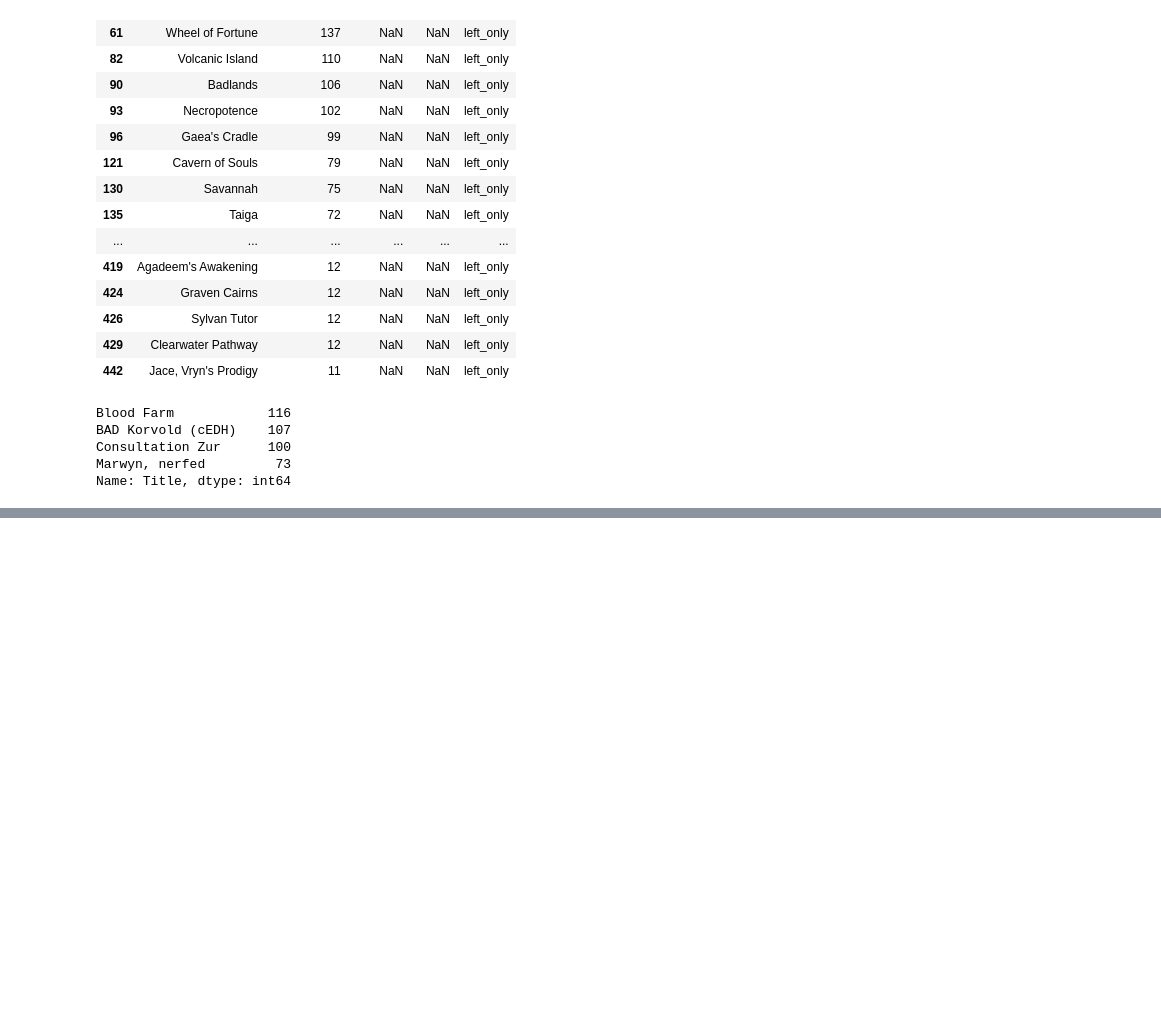
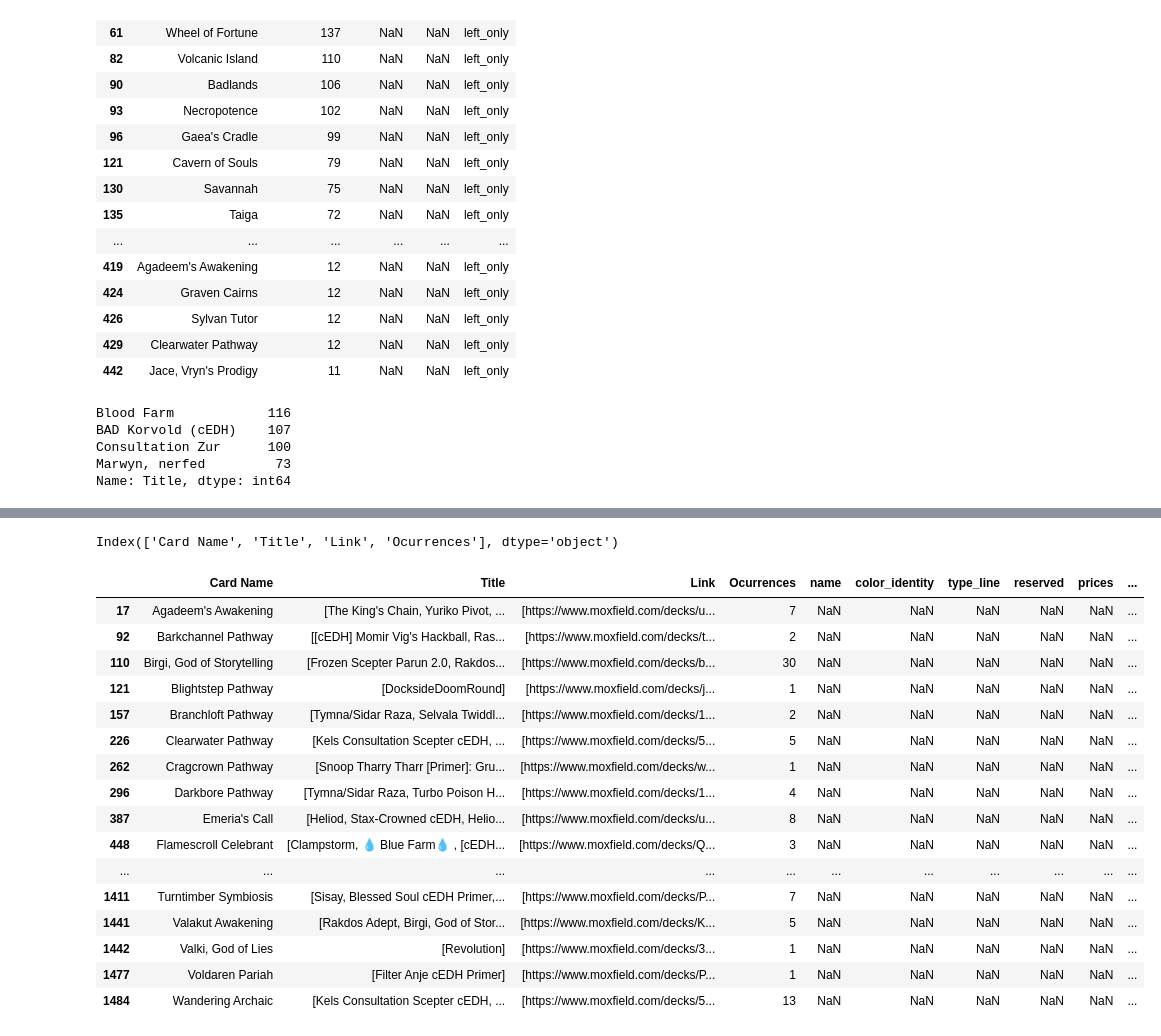
Before and after one commit to Aufban/MTG_Stapler, a Jupyter notebook: Stapler.ipynb, the cells around one changed output, grey strips where cells are left out. Drawn from its saved outputs; the diff is of its cells as text; code cells hidden in the pictures; blank space fills up the shorter version.

Commit message:
new scryfall features

```diff
--- a/Stapler.ipynb
+++ b/Stapler.ipynb
@@ -209,0 +241,4 @@ Name: Title, dtype: int64
+# %%
+scry = pd.read_json('results/scryfall_oracle.json')
+
+cedh = pd.read_json('results/competitiveCards_full.json')
@@ -209,0 +259,3 @@ Name: Title, dtype: int64
+# %%
+scry_cols = ['name', 'color_identity', 'type_line', 'reserved' , 'prices' ]
+scry[scry_cols]
@@ -209,0 +297,26 @@ Name: Title, dtype: int64
+# %%
+cedh.columns
+# %% [output]
+Index(['Card Name', 'Title', 'Link', 'Ocurrences'], dtype='object')
+# %%
+cedh_scry = pd.merge(cedh,scry[scry_cols], how='left', left_on='Card Name', right_on='name', indicator=True)
+# %%
+cedh_scry[cedh_scry['_merge']=='left_only']
+# %% [output]
+|  | Card Name | Title | Link | Ocurrences | name | color_identity | type_line | reserved | prices | ... |
+| 17 | Agadeem's Awakening | [The King's Chain, Yuriko Pivot, ... | [https://www.moxfield.com/decks/u... | 7 | NaN | NaN | NaN | NaN | NaN | ... |
+| 92 | Barkchannel Pathway | [[cEDH] Momir Vig's Hackball, Ras... | [https://www.moxfield.com/decks/t... | 2 | NaN | NaN | NaN | NaN | NaN | ... |
+| 110 | Birgi, God of Storytelling | [Frozen Scepter Parun 2.0, Rakdos... | [https://www.moxfield.com/decks/b... | 30 | NaN | NaN | NaN | NaN | NaN | ... |
+| 121 | Blightstep Pathway | [DocksideDoomRound] | [https://www.moxfield.com/decks/j... | 1 | NaN | NaN | NaN | NaN | NaN | ... |
+| 157 | Branchloft Pathway | [Tymna/Sidar Raza, Selvala Twiddl... | [https://www.moxfield.com/decks/1... | 2 | NaN | NaN | NaN | NaN | NaN | ... |
+| 226 | Clearwater Pathway | [Kels Consultation Scepter cEDH, ... | [https://www.moxfield.com/decks/5... | 5 | NaN | NaN | NaN | NaN | NaN | ... |
+| 262 | Cragcrown Pathway | [Snoop Tharry Tharr [Primer]: Gru... | [https://www.moxfield.com/decks/w... | 1 | NaN | NaN | NaN | NaN | NaN | ... |
+| 296 | Darkbore Pathway | [Tymna/Sidar Raza, Turbo Poison H... | [https://www.moxfield.com/decks/1... | 4 | NaN | NaN | NaN | NaN | NaN | ... |
+| 387 | Emeria's Call | [Heliod, Stax-Crowned cEDH, Helio... | [https://www.moxfield.com/decks/u... | 8 | NaN | NaN | NaN | NaN | NaN | ... |
+| 448 | Flamescroll Celebrant | [Clampstorm, 💧 Blue Farm💧 , [cEDH... | [https://www.moxfield.com/decks/Q... | 3 | NaN | NaN | NaN | NaN | NaN | ... |
+| ... | ... | ... | ... | ... | ... | ... | ... | ... | ... | ... |
+| 1411 | Turntimber Symbiosis | [Sisay, Blessed Soul cEDH Primer,... | [https://www.moxfield.com/decks/P... | 7 | NaN | NaN | NaN | NaN | NaN | ... |
+| 1441 | Valakut Awakening | [Rakdos Adept, Birgi, God of Stor... | [https://www.moxfield.com/decks/K... | 5 | NaN | NaN | NaN | NaN | NaN | ... |
+| 1442 | Valki, God of Lies | [Revolution] | [https://www.moxfield.com/decks/3... | 1 | NaN | NaN | NaN | NaN | NaN | ... |
+| 1477 | Voldaren Pariah | [Filter Anje cEDH Primer] | [https://www.moxfield.com/decks/P... | 1 | NaN | NaN | NaN | NaN | NaN | ... |
+| 1484 | Wandering Archaic | [Kels Consultation Scepter cEDH, ... | [https://www.moxfield.com/decks/5... | 13 | NaN | NaN | NaN | NaN | NaN | ... |
```
Also changed, not shown: parts of 8 cells of this notebook, 10 other files.
